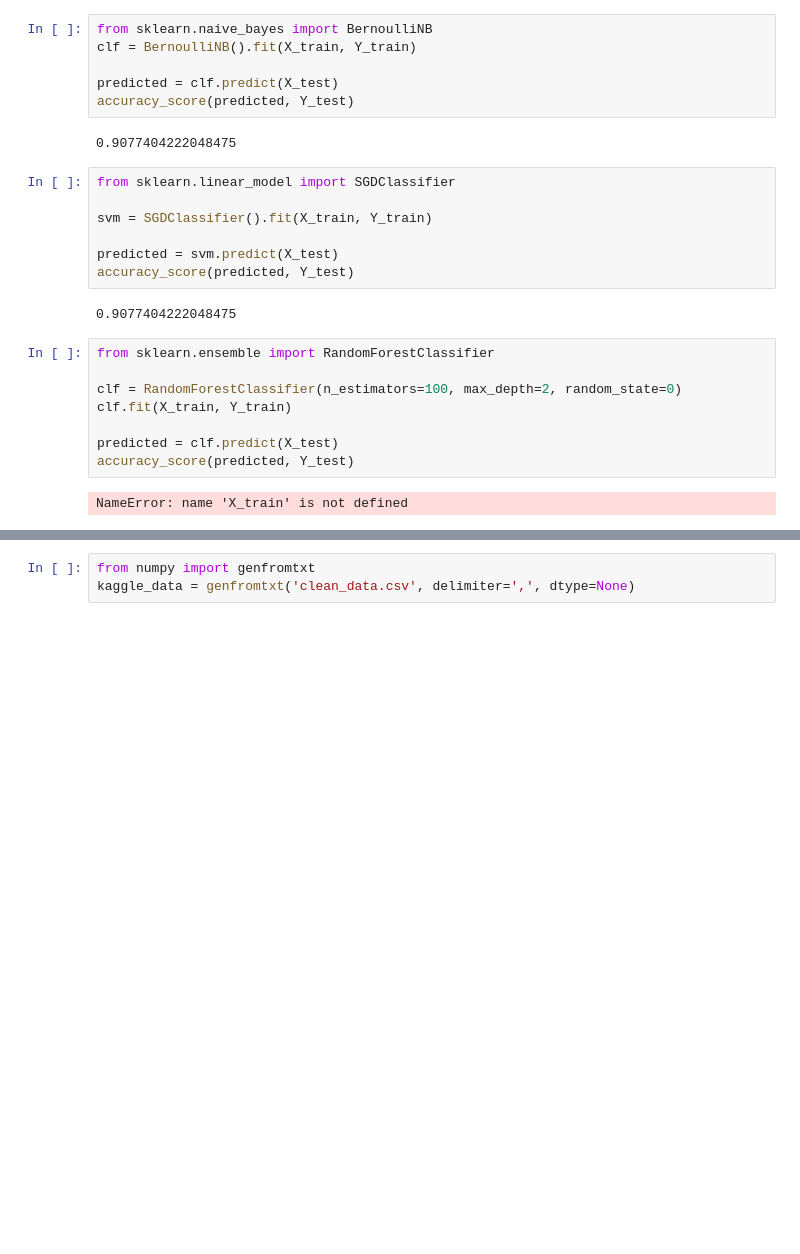
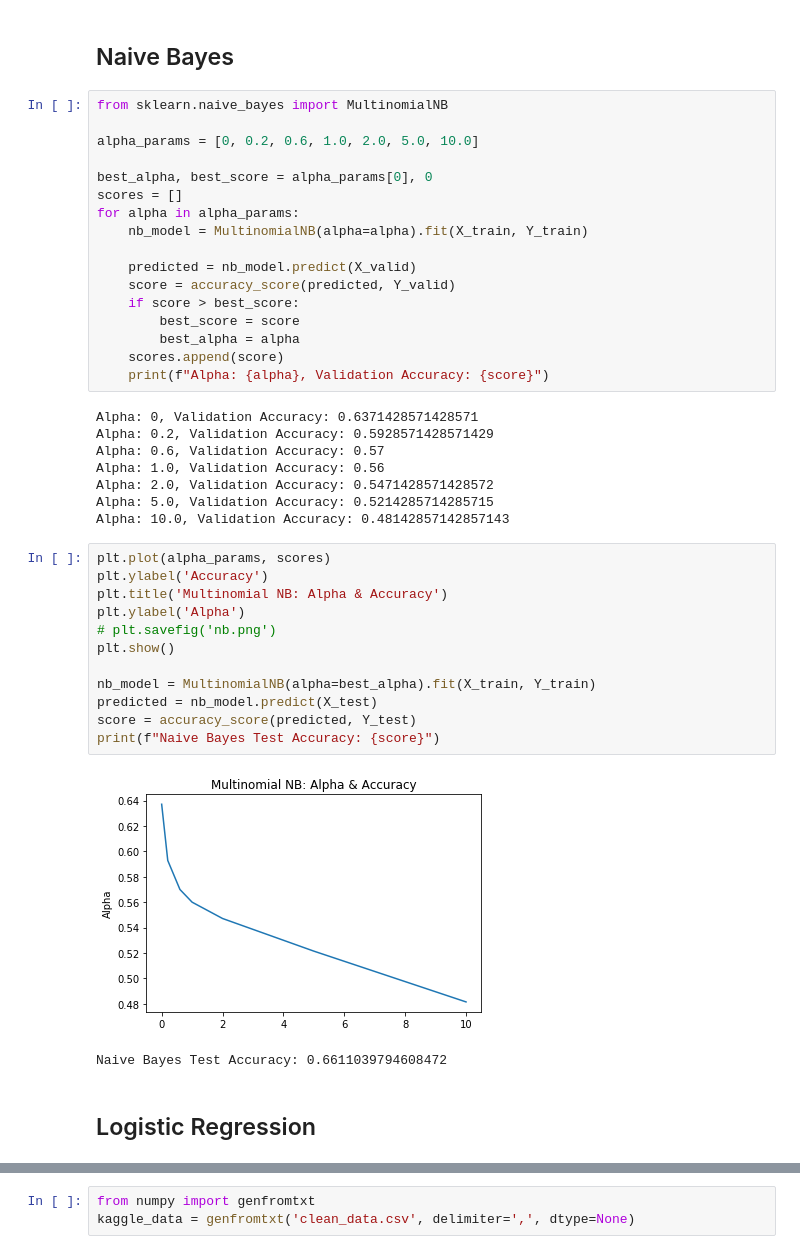
Before and after one commit to izconcept/LyricsToGenre, a Jupyter notebook: classifier/Classifier.ipynb, the cells around one changed output, grey strips where cells are left out. Saved outputs shown, nothing was run; the diff lists cells and outputs as text; blank space fills up the shorter version.

```diff
--- a/classifier/Classifier.ipynb
+++ b/classifier/Classifier.ipynb
@@ -39,27 +54,44 @@ Y_test = Y[5000:]
-# %%
-from sklearn.naive_bayes import BernoulliNB
-clf = BernoulliNB().fit(X_train, Y_train)
-
-predicted = clf.predict(X_test)
-accuracy_score(predicted, Y_test)
-# %% [output]
-0.9077404222048475
-# %%
-from sklearn.linear_model import SGDClassifier
-
-svm = SGDClassifier().fit(X_train, Y_train)
-
-predicted = svm.predict(X_test)
-accuracy_score(predicted, Y_test)
-# %% [output]
-0.9077404222048475
-# %%
-from sklearn.ensemble import RandomForestClassifier
-
-clf = RandomForestClassifier(n_estimators=100, max_depth=2, random_state=0)
-clf.fit(X_train, Y_train)
-
-predicted = clf.predict(X_test)
-accuracy_score(predicted, Y_test)
-# %% [output]
-NameError: name 'X_train' is not defined
+# %% [markdown]
+## Naive Bayes
+# %%
+from sklearn.naive_bayes import MultinomialNB
+
+alpha_params = [0, 0.2, 0.6, 1.0, 2.0, 5.0, 10.0]
+
+best_alpha, best_score = alpha_params[0], 0
+scores = []
+for alpha in alpha_params:
+    nb_model = MultinomialNB(alpha=alpha).fit(X_train, Y_train)
+
+    predicted = nb_model.predict(X_valid)
+    score = accuracy_score(predicted, Y_valid)
+    if score > best_score:
+        best_score = score
+        best_alpha = alpha
+    scores.append(score)
+    print(f"Alpha: {alpha}, Validation Accuracy: {score}")
+# %% [output]
+Alpha: 0, Validation Accuracy: 0.6371428571428571
+Alpha: 0.2, Validation Accuracy: 0.5928571428571429
+Alpha: 0.6, Validation Accuracy: 0.57
+Alpha: 1.0, Validation Accuracy: 0.56
+Alpha: 2.0, Validation Accuracy: 0.5471428571428572
+Alpha: 5.0, Validation Accuracy: 0.5214285714285715
+Alpha: 10.0, Validation Accuracy: 0.48142857142857143
+# %%
+plt.plot(alpha_params, scores)
+plt.ylabel('Accuracy')
+plt.title('Multinomial NB: Alpha & Accuracy')
+plt.ylabel('Alpha')
+# plt.savefig('nb.png')
+plt.show()
+
+nb_model = MultinomialNB(alpha=best_alpha).fit(X_train, Y_train)
+predicted = nb_model.predict(X_test)
+score = accuracy_score(predicted, Y_test)
+print(f"Naive Bayes Test Accuracy: {score}")
+# %% [output]
+[figure, added]
+Naive Bayes Test Accuracy: 0.6611039794608472
+# %% [markdown]
+## Logistic Regression
```
Also changed, not shown: parts of 21 cells of this notebook.
